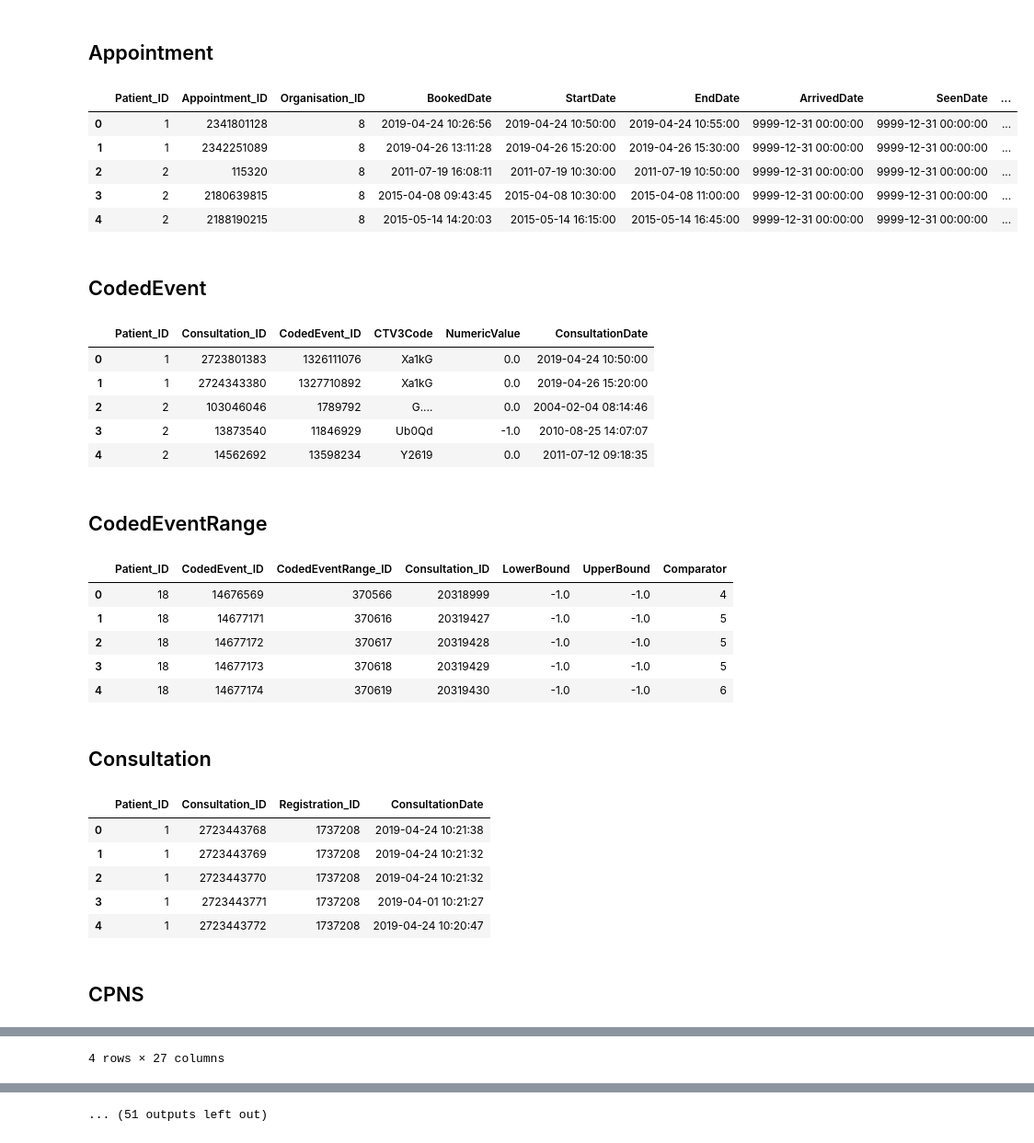
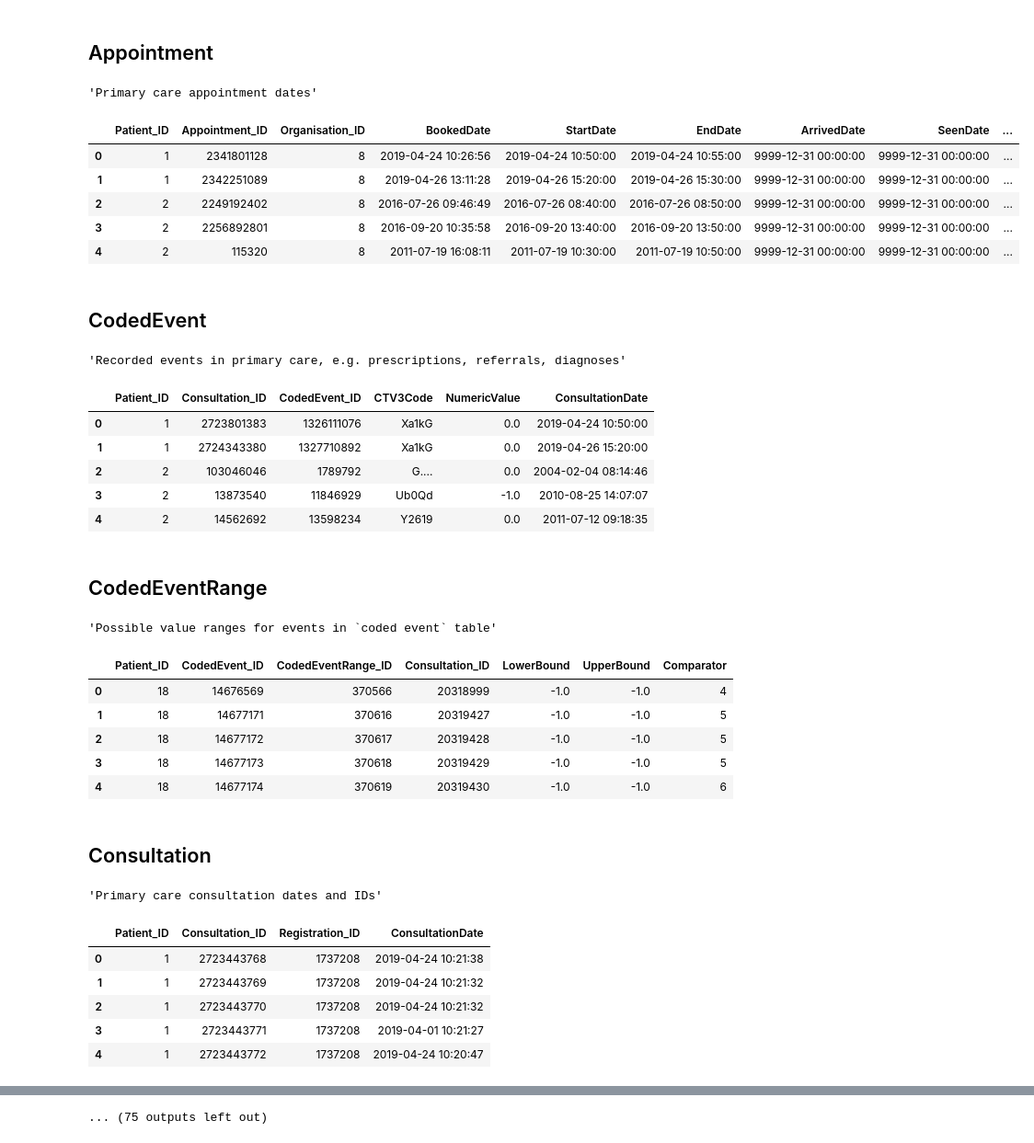
Before and after one commit to opensafely/tpp-sql-notebook, a Jupyter notebook: notebooks/tpp-schema.ipynb, the cells around one changed output, grey strips where cells are left out. Shown: that part at 92% size. Drawn from its saved outputs; the diff is of its cells as text; code cells hidden in the pictures.

Commit message:
Further ignores

```diff
--- a/notebooks/tpp-schema.ipynb
+++ b/notebooks/tpp-schema.ipynb
@@ -35,17 +36,59 @@ df
+# %%
+desc = pd.DataFrame([["Appointment", "Primary care appointment dates"],
+["CodedEvent", "Recorded events in primary care, e.g. prescriptions, referrals, diagnoses"],
+["CodedEventRange", "Possible value ranges for events in `coded event` table"],
+["Consultation", "Primary care consultation dates and IDs"],
+["CPNS", "Daily COVID-related in-hospital deaths (may be incomplete)"],
+["DataDictionary","Translation for codes present in TPP Data"],
+["ECDS","A&E presentations from Emergency Care Data Set (ECDS)"],
+["ECDS_EC_Diagnoses","Diagnosis codes required to extract relevant A&E presentations from ECDS"],
+["EthnicityCodedEvent","Subset of CodedEvent table related to ethnicity"],
+["ICD10Dictionary","Translation for ICD10 (diagnosis) codes"],
+["ICNARC","Intensive treatment unit (ITU) admissions and ventilation"],
+["LastestBuildTime",""],
+["MedicationDictionary","Dictionary of medicines in primary care"],
+["MedicationIssue","Issue date for medicines in primary care"],
+["MedicationIssue_CVD_Meds","Subset of MedicationIssue table for CVD (cardiovascular disease)"],
+["MedicationList_CVD_Meds","List of medicines for CVD (cardiovascular disease)"],
+["MedicationRepeat","Repeat medications issued in primary care"],
+["MedicationSensitivity", "Drug allergies recorded in primary care"],
+["ONS_Deaths","All cause deaths from ONS (includes non-hospital deaths)"],
+["Organisation","Practice codes"],
+["Patient","DOB, DOD, sex as recorded in primary care"],
+["PatientAddress","Patient address type, location, ruralness, deprivation score"],
+["QOFClusterReference","QOF codess with links to CTV3 codes and descriptions"],
+["RegistrationHistory","Patient's practice registration history"],
+["SGSS_Negative","Negative lab results for covid test"],
+["SGSS_Positive","Negative lab results for covid test"],
+["sysdiagrams",""],
+["UnitDictionary","Ranges and units for CTV3 codes with units"],
+["Vaccination","Patient vaccination record"],
+["VaccinationReference","Vaccination info"]
+], columns=["name", "Description"])
+
+df1 = df.merge(desc, on="name", how="left")
 # %%
-for table in df['name']:
+# NBVAL_IGNORE_OUTPUT
+# increase column display limit so that we can see all columns for each dataframe
+pd.set_option('display.max_columns', 200)
+
+for i, table in enumerate(df1['name']):
     sql = f"select TOP 10  * from {table}"
     display(Markdown(f"## {table}"))
+    desc = df1.iloc[i]["Description"]
+    display (desc)
     display(pd.read_sql(sql, cnxn).head())
 # %% [output]
 ## Appointment
+'Primary care appointment dates'
 |  | Patient_ID | Appointment_ID | Organisation_ID | BookedDate | StartDate | EndDate | ArrivedDate | SeenDate | ... |
 | 0 | 1 | 2341801128 | 8 | 2019-04-24 10:26:56 | 2019-04-24 10:50:00 | 2019-04-24 10:55:00 | 9999-12-31 00:00:00 | 9999-12-31 00:00:00 | ... |
 | 1 | 1 | 2342251089 | 8 | 2019-04-26 13:11:28 | 2019-04-26 15:20:00 | 2019-04-26 15:30:00 | 9999-12-31 00:00:00 | 9999-12-31 00:00:00 | ... |
-| 2 | 2 | 115320 | 8 | 2011-07-19 16:08:11 | 2011-07-19 10:30:00 | 2011-07-19 10:50:00 | 9999-12-31 00:00:00 | 9999-12-31 00:00:00 | ... |
-| 3 | 2 | 2180639815 | 8 | 2015-04-08 09:43:45 | 2015-04-08 10:30:00 | 2015-04-08 11:00:00 | 9999-12-31 00:00:00 | 9999-12-31 00:00:00 | ... |
-| 4 | 2 | 2188190215 | 8 | 2015-05-14 14:20:03 | 2015-05-14 16:15:00 | 2015-05-14 16:45:00 | 9999-12-31 00:00:00 | 9999-12-31 00:00:00 | ... |
+| 2 | 2 | 2249192402 | 8 | 2016-07-26 09:46:49 | 2016-07-26 08:40:00 | 2016-07-26 08:50:00 | 9999-12-31 00:00:00 | 9999-12-31 00:00:00 | ... |
+| 3 | 2 | 2256892801 | 8 | 2016-09-20 10:35:58 | 2016-09-20 13:40:00 | 2016-09-20 13:50:00 | 9999-12-31 00:00:00 | 9999-12-31 00:00:00 | ... |
+| 4 | 2 | 115320 | 8 | 2011-07-19 16:08:11 | 2011-07-19 10:30:00 | 2011-07-19 10:50:00 | 9999-12-31 00:00:00 | 9999-12-31 00:00:00 | ... |
 ## CodedEvent
+'Recorded events in primary care, e.g. prescriptions, referrals, diagnoses'
 |  | Patient_ID | Consultation_ID | CodedEvent_ID | CTV3Code | NumericValue | ConsultationDate |
 | 0 | 1 | 2723801383 | 1326111076 | Xa1kG | 0.0 | 2019-04-24 10:50:00 |
 | 1 | 1 | 2724343380 | 1327710892 | Xa1kG | 0.0 | 2019-04-26 15:20:00 |
@@ -53,6 +96,7 @@ for table in df['name']:
 | 3 | 2 | 13873540 | 11846929 | Ub0Qd | -1.0 | 2010-08-25 14:07:07 |
 | 4 | 2 | 14562692 | 13598234 | Y2619 | 0.0 | 2011-07-12 09:18:35 |
 ## CodedEventRange
+'Possible value ranges for events in `coded event` table'
 |  | Patient_ID | CodedEvent_ID | CodedEventRange_ID | Consultation_ID | LowerBound | UpperBound | Comparator |
 | 0 | 18 | 14676569 | 370566 | 20318999 | -1.0 | -1.0 | 4 |
 | 1 | 18 | 14677171 | 370616 | 20319427 | -1.0 | -1.0 | 5 |
@@ -60,10 +104,10 @@ for table in df['name']:
 | 3 | 18 | 14677173 | 370618 | 20319429 | -1.0 | -1.0 | 5 |
 | 4 | 18 | 14677174 | 370619 | 20319430 | -1.0 | -1.0 | 6 |
 ## Consultation
+'Primary care consultation dates and IDs'
 |  | Patient_ID | Consultation_ID | Registration_ID | ConsultationDate |
 | 0 | 1 | 2723443768 | 1737208 | 2019-04-24 10:21:38 |
 | 1 | 1 | 2723443769 | 1737208 | 2019-04-24 10:21:32 |
 | 2 | 1 | 2723443770 | 1737208 | 2019-04-24 10:21:32 |
 | 3 | 1 | 2723443771 | 1737208 | 2019-04-01 10:21:27 |
 | 4 | 1 | 2723443772 | 1737208 | 2019-04-24 10:20:47 |
-## CPNS
@@ -75 +113,0 @@ for table in df['name']:
-4 rows × 27 columns
@@ -77 +114 @@ for table in df['name']:
-... (51 outputs left out)
+... (75 outputs left out)
```
Also changed, not shown: parts of 2 cells of this notebook, 3 other files.
